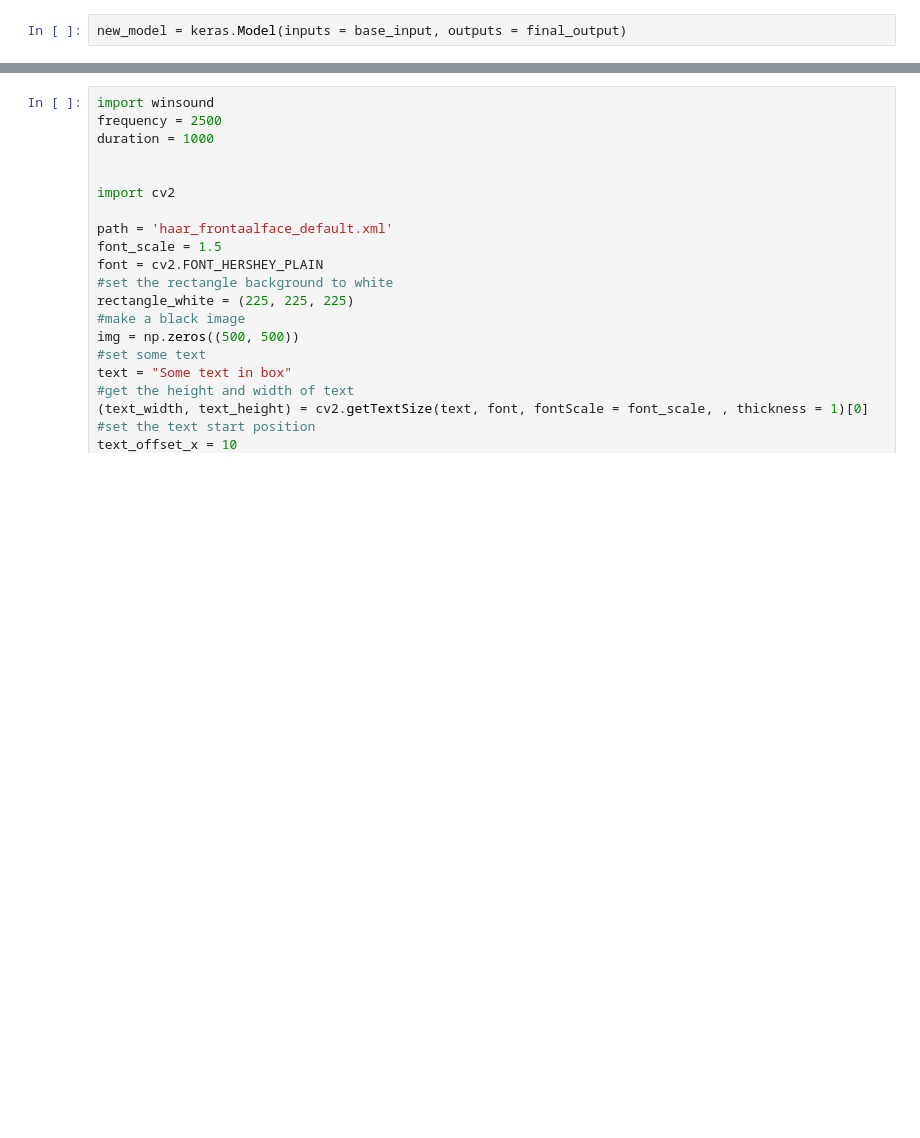
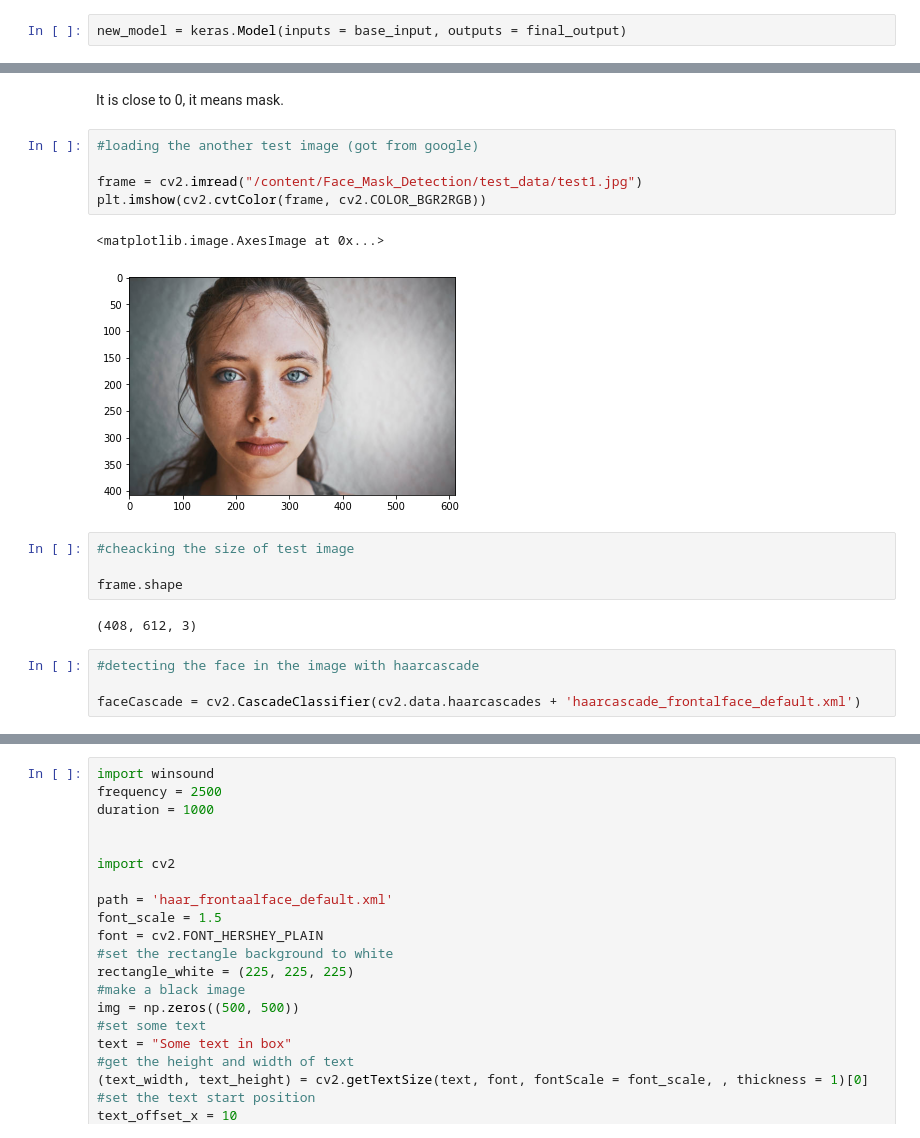
Before and after one commit to nmshafie1993/Face_Mask_Detection, a Jupyter notebook: Face_Mask_Detection_Tensorflow.ipynb, the cells around one changed output, grey strips where cells are left out. Saved outputs shown, nothing was run; the diff lists cells and outputs as text; blank space fills up the shorter version.

```diff
--- a/Face_Mask_Detection_Tensorflow.ipynb
+++ b/Face_Mask_Detection_Tensorflow.ipynb
@@ -330,0 +267,20 @@ cv2.destroyAllWindows()
+# %% [markdown]
+It is close to 0, it means mask.
+# %%
+#loading the another test image (got from google)
+
+frame = cv2.imread("/content/Face_Mask_Detection/test_data/test1.jpg")
+plt.imshow(cv2.cvtColor(frame, cv2.COLOR_BGR2RGB))
+# %% [output]
+<matplotlib.image.AxesImage at 0x...>
+[figure, added]
+# %%
+#cheacking the size of test image
+
+frame.shape
+# %% [output]
+(408, 612, 3)
+# %%
+#detecting the face in the image with haarcascade
+
+faceCascade = cv2.CascadeClassifier(cv2.data.haarcascades + 'haarcascade_frontalface_default.xml')
```
Also changed, not shown: parts of 63 cells of this notebook.
